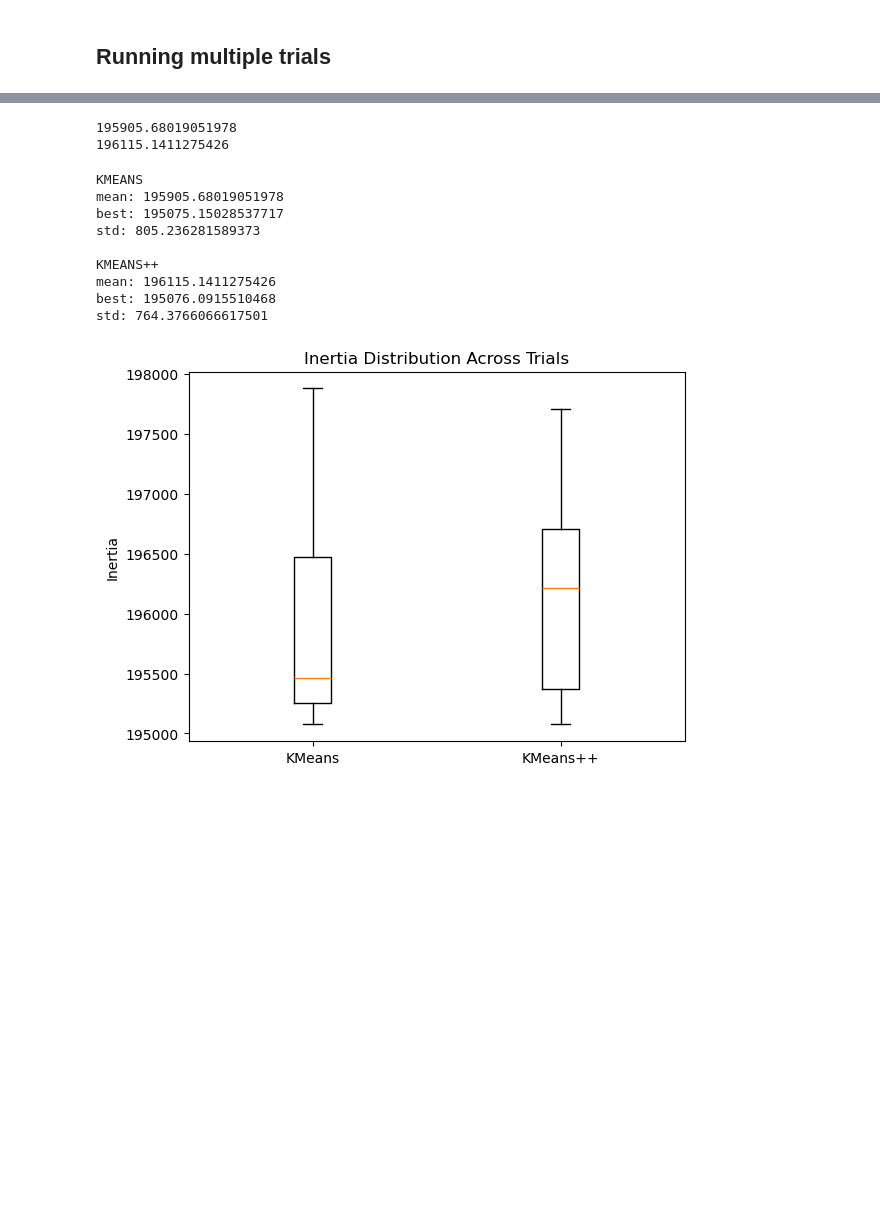
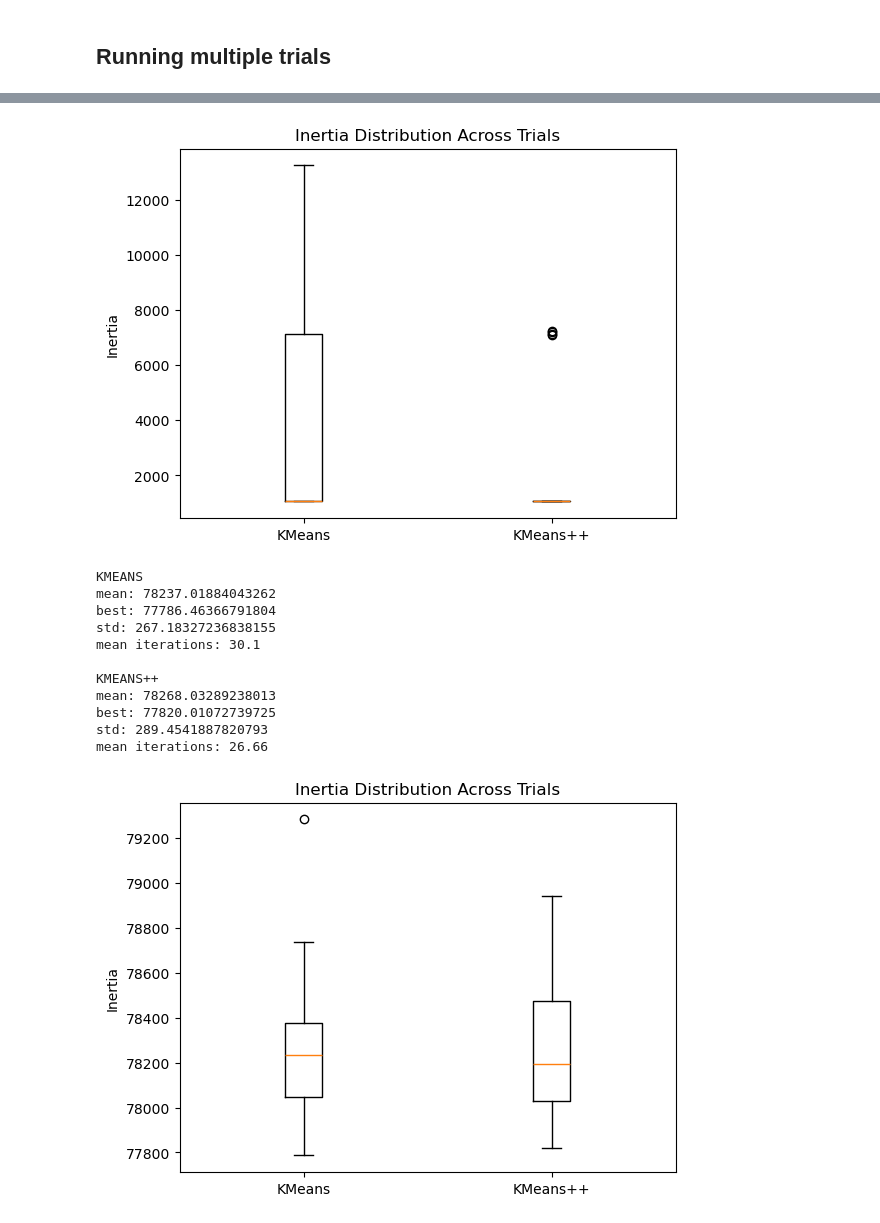
Before and after one commit to FeMaspe02/MLProject_MasperoFederico, a Jupyter notebook: MLProject.ipynb, the cells around one changed output, grey strips where cells are left out. Cells and saved outputs as stored; diff of their text form; code cells hidden in the pictures; blank space fills up the shorter version.

```diff
--- a/MLProject.ipynb
+++ b/MLProject.ipynb
@@ -245,45 +283,52 @@ print(np.mean(inertias_synth_plus_plus))
+# %%
+plt.boxplot([inertias_synth, inertias_synth_pp],
+            tick_labels=["KMeans", "KMeans++"])
+
+plt.ylabel("Inertia")
+plt.title("Inertia Distribution Across Trials")
+plt.show()
+# %% [output]
+[figure, added]
 # %%
 # running multiple (50) trails on real data
 
-inertias_real = kmeans_trials(X, 10, 50)
-inertias_real_plus_plus = kmeans_plus_plus_trials(X, 10, 50)
-
-print(np.mean(inertias_real))
-print(np.mean(inertias_real_plus_plus))
+inertias_real, iterations_real = kmeans_trials(X, 10, 50)
+inertias_real_pp, iterations_real_pp = kmeans_plus_plus_trials(X, 10, 50)
-# %% [output]
-195905.68019051978
-196115.1411275426
 # %%
 print("KMEANS")
 print("mean:", np.mean(inertias_real))
 print("best:", np.min(inertias_real))
 print("std:", np.std(inertias_real))
+print("mean iterations:", np.mean(iterations_real))
 
 print()
 
 print("KMEANS++")
-print("mean:", np.mean(inertias_real_plus_plus))
-print("best:", np.min(inertias_real_plus_plus))
-print("std:", np.std(inertias_real_plus_plus))
+print("mean:", np.mean(inertias_real_pp))
+print("best:", np.min(inertias_real_pp))
+print("std:", np.std(inertias_real_pp))
+print("mean iterations:", np.mean(iterations_real_pp))
 # %% [output]
 KMEANS
-mean: 195905.68019051978
-best: 195075.15028537717
-std: 805.236281589373
+mean: 78237.01884043262
+best: 77786.46366791804
+std: 267.18327236838155
+mean iterations: 30.1
 
 KMEANS++
-mean: 196115.1411275426
-best: 195076.0915510468
-std: 764.3766066617501
+mean: 78268.03289238013
+best: 77820.01072739725
+std: 289.4541887820793
+mean iterations: 26.66
 # %%
-plt.boxplot([inertias_real, inertias_real_plus_plus],
+plt.boxplot([inertias_real, inertias_real_pp],
             tick_labels=["KMeans", "KMeans++"])
 
 plt.ylabel("Inertia")
 plt.title("Inertia Distribution Across Trials")
 plt.show()
 # %% [output]
-[figure, old version]
+[figure, new version]
 # %%
 plt.figure(figsize=(8, 5))
 
```
Also changed, not shown: parts of 10 cells of this notebook.
